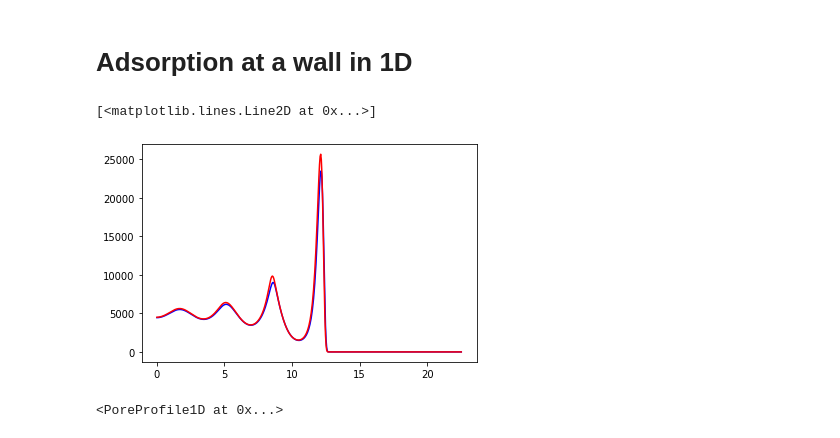
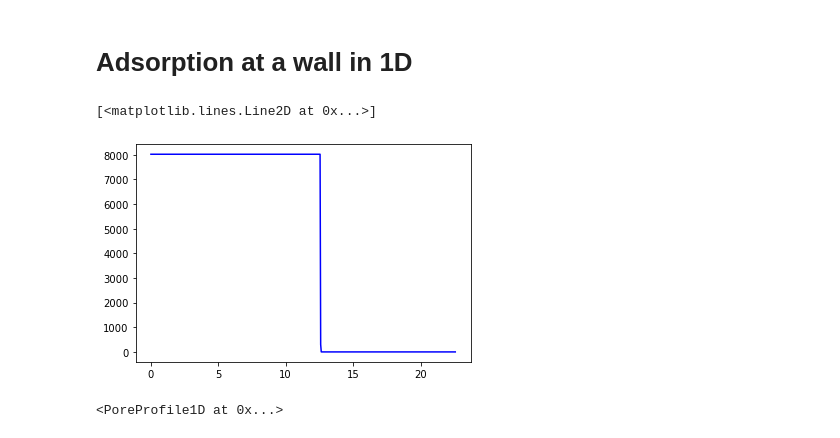
Before and after one commit to bbbursik/feos-pcsaft, a Jupyter notebook: examples/22-01-13-exampleDFT.ipynb, the cells around one changed output. Drawn from its saved outputs; the diff is of its cells as text; code cells hidden in the pictures.

```diff
--- a/examples/22-01-13-exampleDFT.ipynb
+++ b/examples/22-01-13-exampleDFT.ipynb
@@ -526,7 +627,7 @@ $2.5\,\mathrm{nm}$
 # Adsorption at a wall in 1D
 # %%
 # system specification
-components =  ['butane', 'pentane']
+components =  ['hexane']#, 'pentane']
 x = 0.5
 composition = np.array([x, 1-x])
 temperature = 250.15* KELVIN
@@ -539,7 +640,7 @@ params = PcSaftParameters.from_json(components, '20191105_pure_parameters.json')
 func = PcSaftFunctional(params)
 # %%
 # Create State
-state = State(func, temperature, pressure=pressure, molefracs=composition)
+state = State(func, temperature, pressure=pressure)#, molefracs=composition)
 # %%
 # create potential
 potential  = ExternalPotential.LJ93(3.0, 150.0, 0.08)
@@ -553,10 +654,10 @@ wall_profile = Pore1D(func, Geometry.Cartesian, 30*ANGSTROM, potential, 512).ini
 #(wall_profile.density/MOL*METER**3)[0]
 # %%
 plt.plot(wall_profile.z / ANGSTROM,(wall_profile.density/MOL * METER **3)[0,:], 'b')
-plt.plot(wall_profile.z / ANGSTROM, (wall_profile.density/MOL * METER **3)[1,:], 'r')
+# plt.plot(wall_profile.z / ANGSTROM, (wall_profile.density/MOL * METER **3)[1,:], 'r')
 # %% [output]
 [<matplotlib.lines.Line2D at 0x...>]
-[figure, old version]
+[figure, new version]
 # %%
 # set solver
 solver = DFTSolver(output=False).picard_iteration(tol=1.0e-6, max_iter=100).anderson_mixing(tol=1.0e-8, max_iter=500, mmax=10)
```
Also changed, not shown: parts of 13 cells of this notebook.
